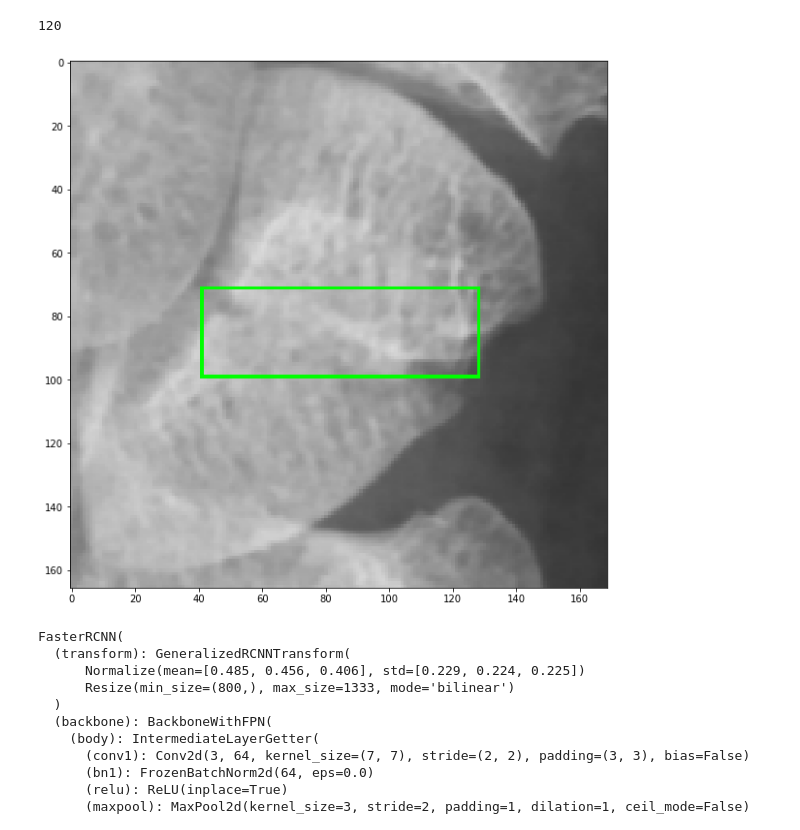
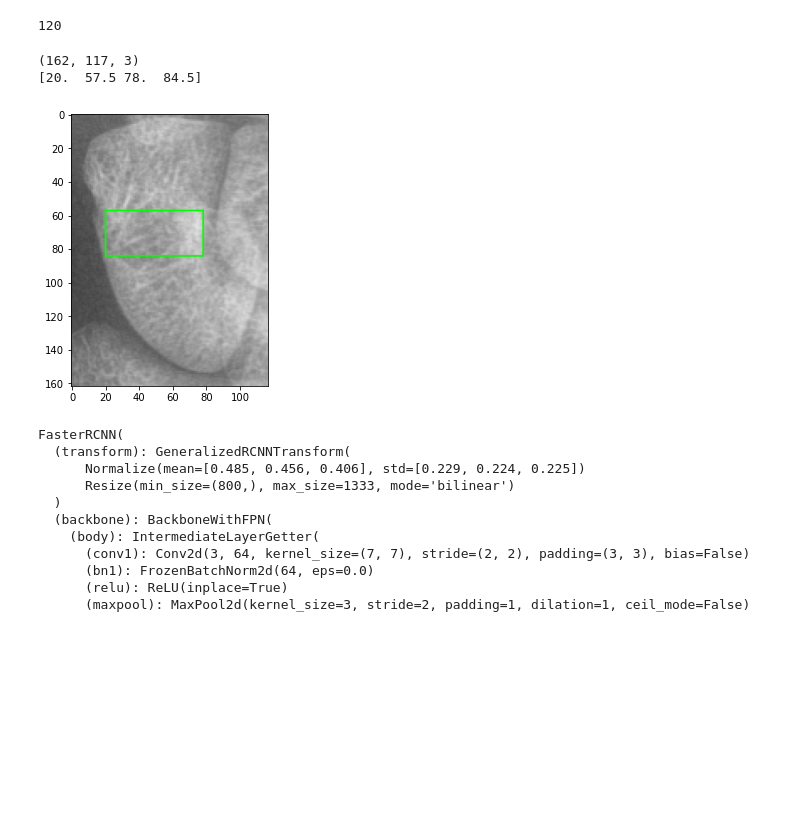
Before and after one commit to as0027111/Fracture_Scaphoid_Detect, a Jupyter notebook: HW2_stage2bbox.ipynb, the cells around one changed output. Cells and saved outputs as stored; diff of their text form; code cells hidden in the pictures; blank space fills up the shorter version.

```diff
--- a/HW2_stage2bbox.ipynb
+++ b/HW2_stage2bbox.ipynb
@@ -90,8 +90,18 @@ class Clip_HandDataset(Dataset):
         point = self.df[self.df['img_id'] == image_id]
         clip_bbox = point[['x1', 'x2', 'y1', 'y2']].values
         image_arr = image_arr[clip_bbox[:, 1][0]:clip_bbox[:, 3][0], clip_bbox[:, 0][0]:clip_bbox[:, 2][0]]
+        # print(image_arr.shape)
+        boxes = point[['cx1', 'cy1', 'cx2', 'cy2']].values
+        if boxes[0,0] < 0:
+            boxes[0,0] = 0
+        if boxes[0,1] < 0:
+            boxes[0,1] = 0
+        if boxes[0,2] > image_arr.shape[0]:
+            boxes[0,2] = image_arr.shape[0]
+        if boxes[0,3] > image_arr.shape[1]:
+            boxes[0,3] = image_arr.shape[1]
 
-        boxes = point[['cx1', 'cy1', 'cx2', 'cy2']].values
+        # print(boxes[0])
         boxes_angle = point[['angle']].values
         # print(boxes_angle[0,0])
         # area = (boxes[:, 3] - boxes[:, 2]) * (boxes[:, 1] - boxes[:, 0])
@@ -156,24 +166,26 @@ valid_data_loader = DataLoader(
 # %%
 import matplotlib.pyplot as plt
 def image_convert(image):
     image = image.clone().cpu().numpy()
     image = image.transpose((1,2,0))
     image = (image * 255).astype(np.uint8)
     return image
 
 def plot_img(data, idx):
     out = data.__getitem__(idx)
     image = image_convert(out[0])
     image = np.ascontiguousarray(image)
     bb = out[1]['boxes'].numpy()
     for i in bb:
         cv2.rectangle(image, (int(i[0]),int(i[1])), (int(i[2]),int(i[3])), (0,255,0), thickness=1)
     plt.figure(figsize=(5,5))
     plt.imshow(image)
 
-plot_img(val_data, 19)
+plot_img(val_data, 0)
 # %% [output]
+(162, 117, 3)
+[20.  57.5 78.  84.5]
-[figure, old version]
+[figure, new version]
 # %%
 import torchvision
 from torchvision.models.detection.faster_rcnn import FastRCNNPredictor
```
Also changed, not shown: parts of 4 cells of this notebook, 7 other files.
